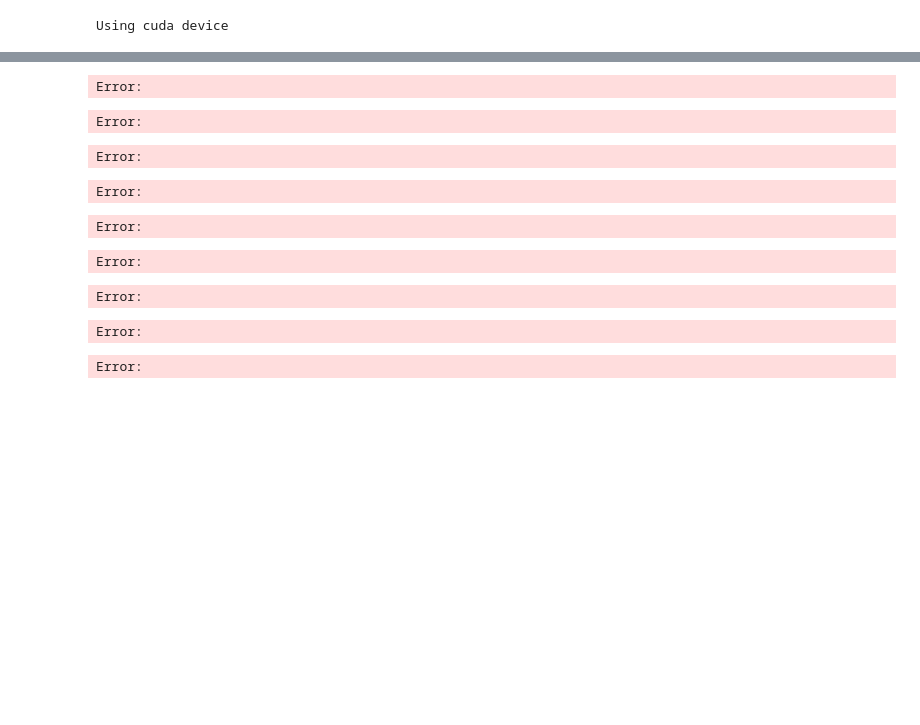
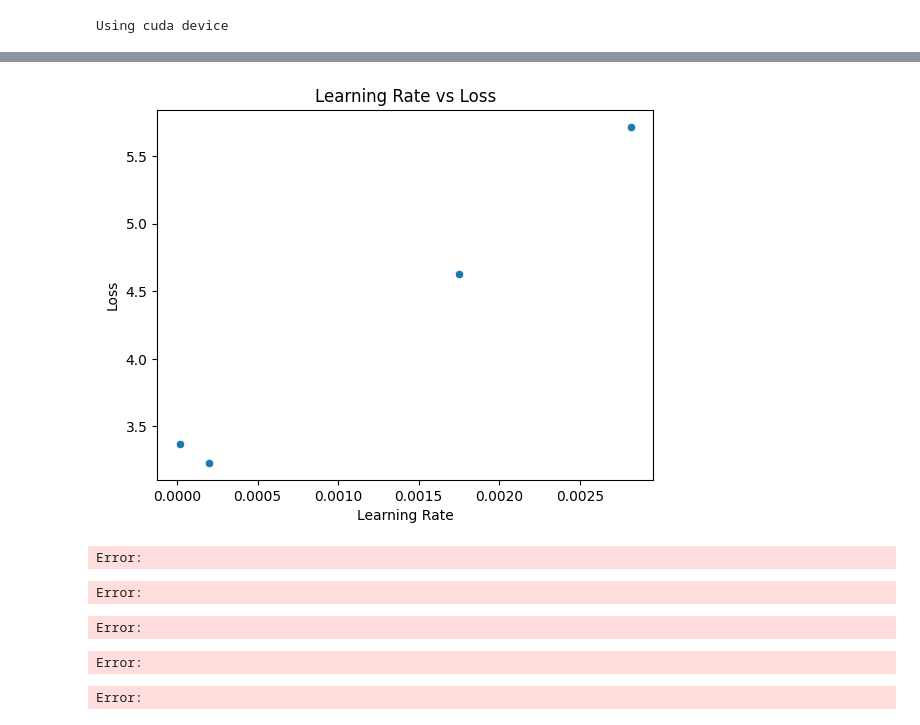
Before and after one commit to mfherrm/BioOTon, a Jupyter notebook: DL_ray_tune.ipynb, the cells around one changed output, grey strips where cells are left out. Cells and saved outputs as stored; diff of their text form; code cells hidden in the pictures; blank space fills up the shorter version.

```diff
--- a/DL_ray_tune.ipynb
+++ b/DL_ray_tune.ipynb
@@ -492,12 +535,0 @@ Trial Status
-# %%
-from ray.tune import ExperimentAnalysis
-
-# Load experiment analysis
-analysis = ExperimentAnalysis("path/to/results/directory")
-
-# Get the best hyperparameters based on loss
-best_config = analysis.get_best_config(metric="loss", mode="min")
-print("Best Hyperparameters:", best_config)
-
-# Get data from all trials
-df = analysis.results_df
@@ -514,23 +565,20 @@ Error:
 # %%
 import seaborn as sns
 import matplotlib.pyplot as plt
 
 # Plot loss vs learning rate
-sns.scatterplot(x="config.lr", y="loss", data=df)
+sns.scatterplot(x="config/lr", y="loss", data=df)
 plt.xlabel("Learning Rate")
 plt.ylabel("Loss")
 plt.title("Learning Rate vs Loss")
 plt.show()
 # %% [output]
+[figure, added]
 Error:
 Error:
 Error:
 Error:
 Error:
-Error:
-Error:
-Error:
-Error:
 # %%
 %tensorboard --logdir runs/single_points/
 # %% [output]
```
Also changed, not shown: parts of 12 cells of this notebook.
